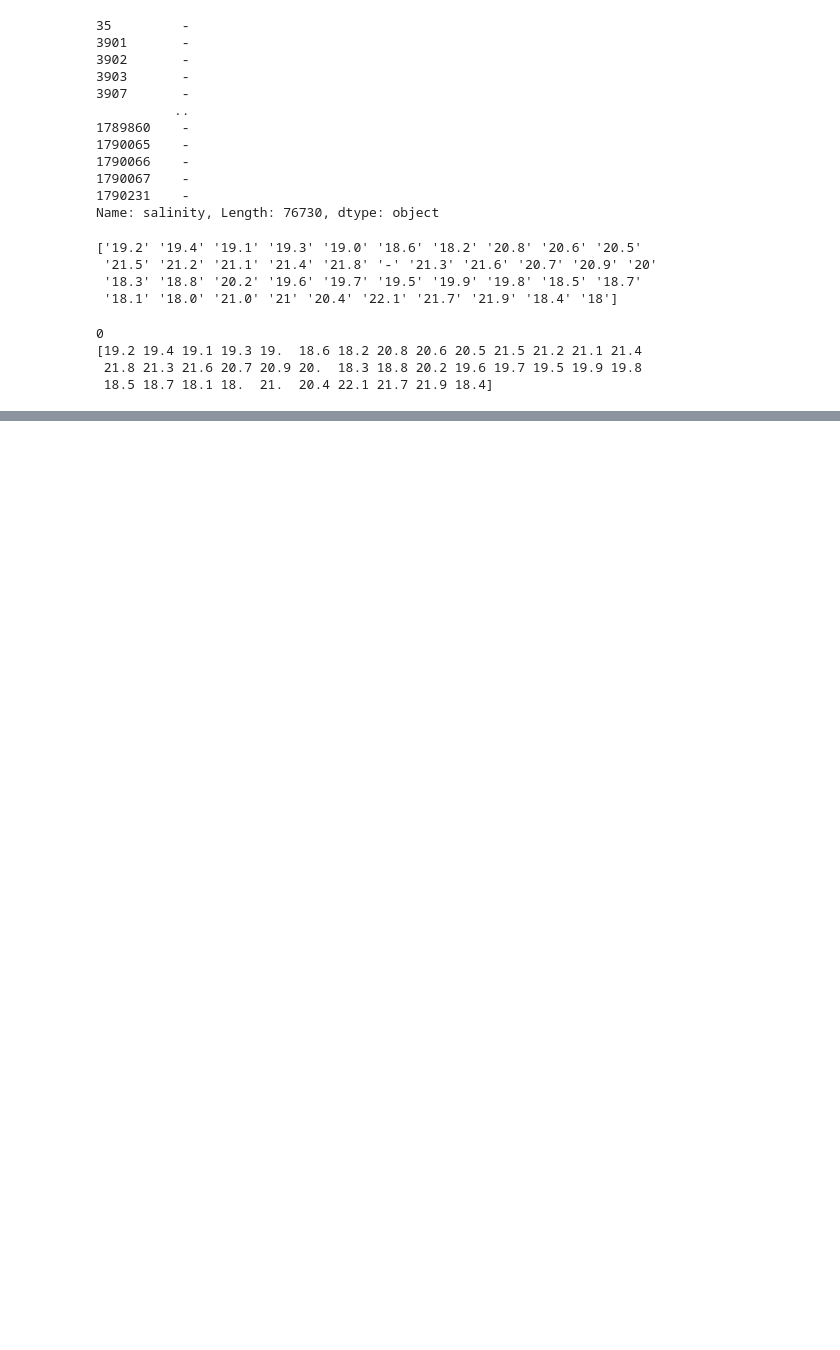
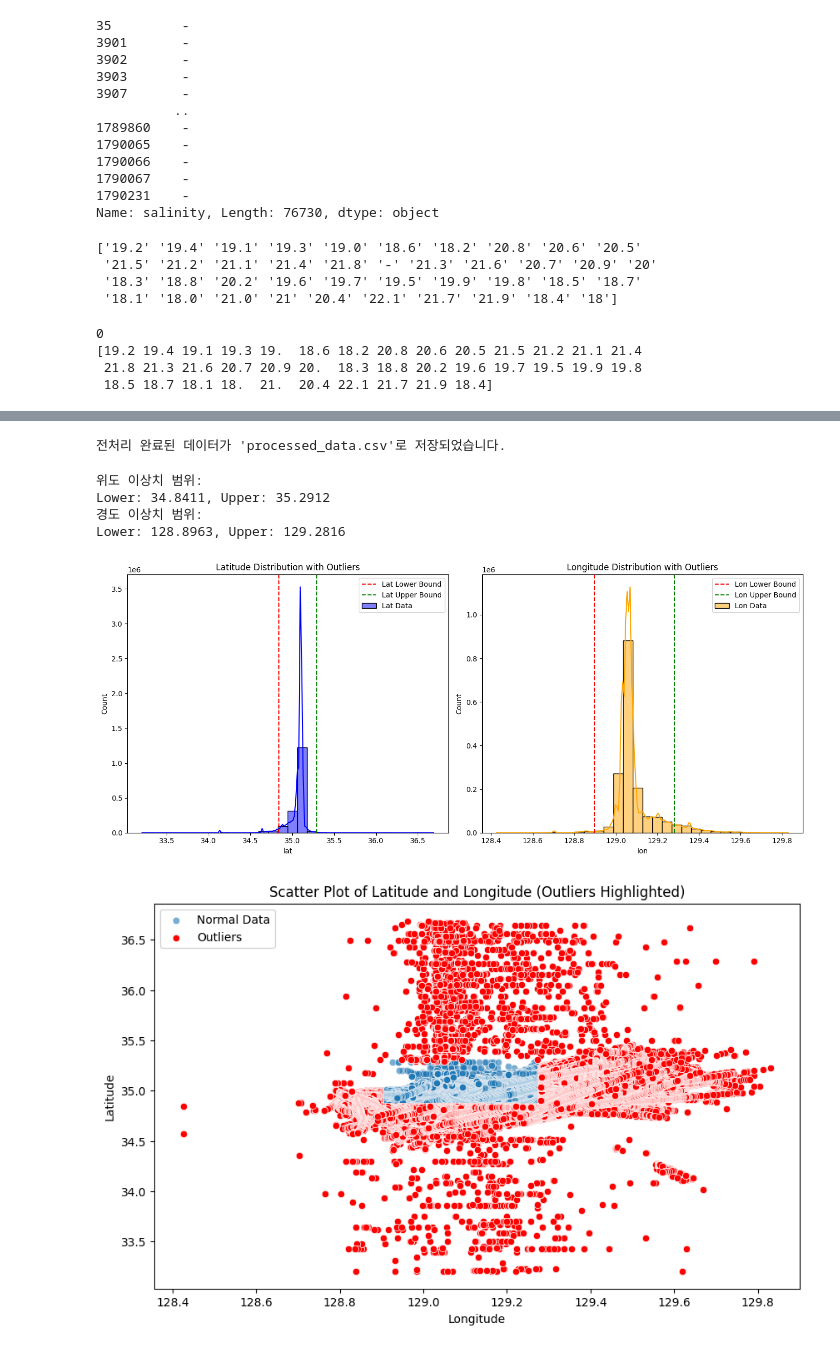
Before and after one commit to jinwook525/AIproject, a Jupyter notebook: preprocessing.ipynb, the cells around one changed output, grey strips where cells are left out. Drawn from its saved outputs; the diff is of its cells as text; code cells hidden in the pictures; blank space fills up the shorter version.

```diff
--- a/preprocessing.ipynb
+++ b/preprocessing.ipynb
@@ -514,0 +576,73 @@ print("스케일링된 데이터가 'scaled_data.csv'로 저장되었습니다."
+# %%
+# 전처리 완료 데이터 저장
+data.to_csv('../document/processed_data.csv', index=False, encoding='utf-8-sig')
+
+print("전처리 완료된 데이터가 'processed_data.csv'로 저장되었습니다.")
+# %% [output]
+전처리 완료된 데이터가 'processed_data.csv'로 저장되었습니다.
+# %%
+import pandas as pd
+import matplotlib.pyplot as plt
+import seaborn as sns
+
+# 데이터 로드
+data = pd.read_csv('../document/processed_data.csv')
+
+# 위도와 경도의 평균 및 표준편차 계산
+lat_mean, lat_std = data['lat'].mean(), data['lat'].std()
+lon_mean, lon_std = data['lon'].mean(), data['lon'].std()
+
+# 이상치 기준: 평균 ± 2 * 표준편차
+lat_lower, lat_upper = lat_mean - 2 * lat_std, lat_mean + 2 * lat_std
+lon_lower, lon_upper = lon_mean - 2 * lon_std, lon_mean + 2 * lon_std
+
+# 이상치 데이터 탐지
+outliers = data[
+    (data['lat'] < lat_lower) | (data['lat'] > lat_upper) |
+    (data['lon'] < lon_lower) | (data['lon'] > lon_upper)
+]
+
+# 이상치 범위 출력
+print("위도 이상치 범위:")
+print(f"Lower: {lat_lower:.4f}, Upper: {lat_upper:.4f}")
+print("경도 이상치 범위:")
+print(f"Lower: {lon_lower:.4f}, Upper: {lon_upper:.4f}")
+
+# 이상치와 정상 데이터 분포 시각화
+plt.figure(figsize=(14, 6))
+
+# 위도 분포
+plt.subplot(1, 2, 1)
+sns.histplot(data['lat'], kde=True, color='blue', label='Lat Data', bins=30)
+plt.axvline(lat_lower, color='red', linestyle='--', label='Lat Lower Bound')
+plt.axvline(lat_upper, color='green', linestyle='--', label='Lat Upper Bound')
+plt.title('Latitude Distribution with Outliers')
+plt.legend()
+
+# 경도 분포
+plt.subplot(1, 2, 2)
+sns.histplot(data['lon'], kde=True, color='orange', label='Lon Data', bins=30)
+plt.axvline(lon_lower, color='red', linestyle='--', label='Lon Lower Bound')
+plt.axvline(lon_upper, color='green', linestyle='--', label='Lon Upper Bound')
+plt.title('Longitude Distribution with Outliers')
+plt.legend()
+
+plt.tight_layout()
+plt.show()
+
+# 이상치의 위경도 산포도
+plt.figure(figsize=(10, 6))
+sns.scatterplot(x=data['lon'], y=data['lat'], label='Normal Data', alpha=0.6)
+sns.scatterplot(x=outliers['lon'], y=outliers['lat'], color='red', label='Outliers')
+plt.xlabel('Longitude')
+plt.ylabel('Latitude')
+plt.title('Scatter Plot of Latitude and Longitude (Outliers Highlighted)')
+plt.legend()
+plt.show()
+# %% [output]
+위도 이상치 범위:
+Lower: 34.8411, Upper: 35.2912
+경도 이상치 범위:
+Lower: 128.8963, Upper: 129.2816
+[figure, added]
+[figure, added]
```
Also changed, not shown: parts of 9 cells of this notebook, 2 other files.
